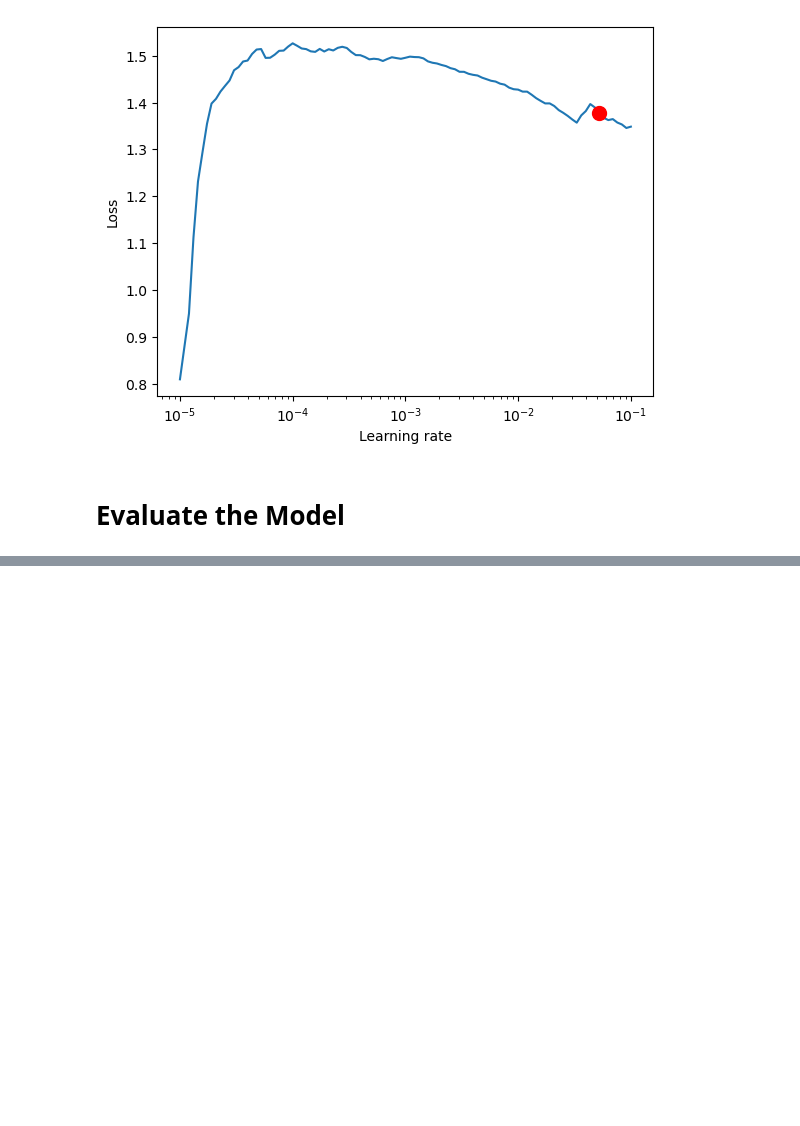
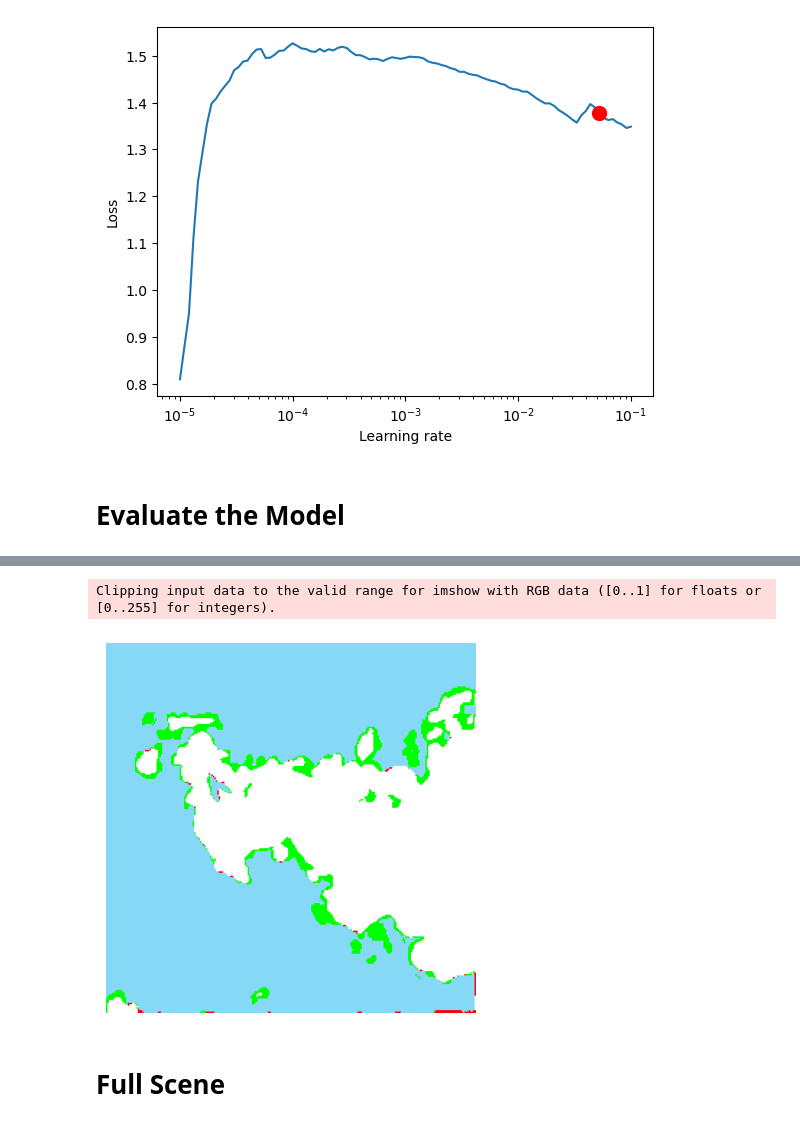
Before and after one commit to ridvansalihkuzu/representlib, a Jupyter notebook: notebooks/UC4_MoCo_Segmentation.ipynb, the cells around one changed output, grey strips where cells are left out. Drawn from its saved outputs; the diff is of its cells as text; code cells hidden in the pictures; blank space fills up the shorter version.

```diff
--- a/notebooks/UC4_MoCo_Segmentation.ipynb
+++ b/notebooks/UC4_MoCo_Segmentation.ipynb
@@ -289,3 +285,0 @@ Clipping input data to the valid range for imshow with RGB data ([0..1] for floa
-# %%
-with torch.no_grad():
-    o = model(torch.from_numpy(img.numpy()[np.newaxis,]))
@@ -313,0 +300,22 @@ Clipping input data to the valid range for imshow with RGB data ([0..1] for floa
+# %%
+def infer_patch(model, img_patch_t):
+    with torch.no_grad():
+        img_t = torch.from_numpy(img_patch_t.numpy()[np.newaxis,]).to("cuda")
+        o = model(img_t).to('cpu')
+    return torch.sigmoid(o)
+
+plt.figure()
+plt.imshow(img2.numpy().transpose(1,2,0)[:,:,(3,2,1)]*2)
+plt.imshow(infer_patch(model, img2)[0,].numpy().transpose(1,2,0)>0.5, alpha=0.5)
+plt.axis("off")
+
+
+pred = infer_patch(model, img2)[0,0,].numpy()>0.5
+gt = lbl2.numpy()[0,]
+
+plot_result(gt, pred)
+# %% [output]
+Clipping input data to the valid range for imshow with RGB data ([0..1] for floats or [0..255] for integers).
+[figure, added]
+# %% [markdown]
+# Full Scene
```
Also changed, not shown: parts of 20 cells of this notebook, 2 other files.
